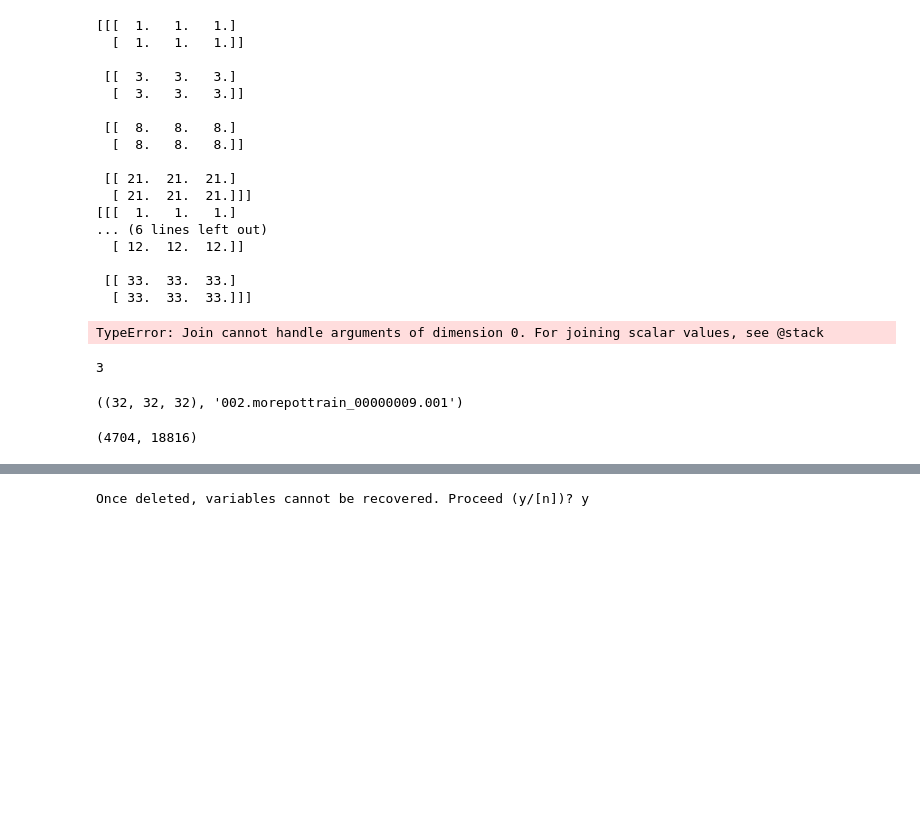
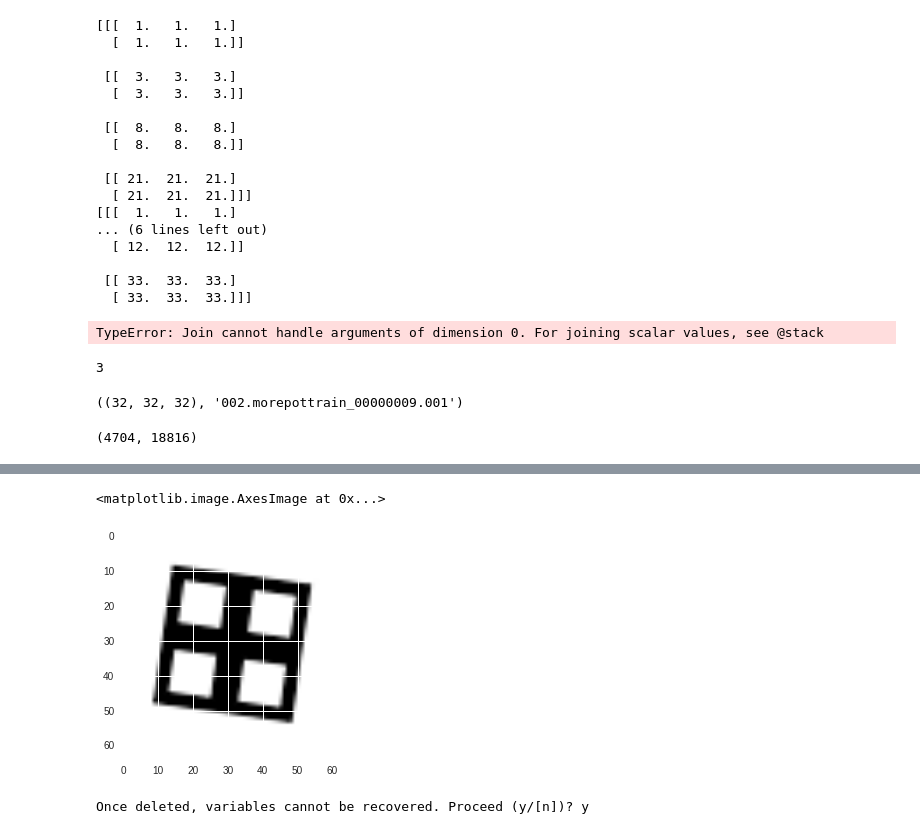
Before and after one commit to hope-yao/CNN3D, a Jupyter notebook: blocks-experiments.ipynb, the cells around one changed output, grey strips where cells are left out. Cells and saved outputs as stored; diff of their text form; code cells hidden in the pictures; blank space fills up the shorter version.

```diff
--- a/blocks-experiments.ipynb
+++ b/blocks-experiments.ipynb
@@ -906,3 +915,11 @@ n1,n2
+# %%
+%matplotlib inline
+import matplotlib.pyplot as plt
+import seaborn as sns
+plt.imshow(np.squeeze(data_train[1110]))
+# %% [output]
+<matplotlib.image.AxesImage at 0x...>
+[figure, added]
 # %%
 %reset
 import numpy as np
```
Also changed, not shown: parts of 5 cells of this notebook, 3 other files.
